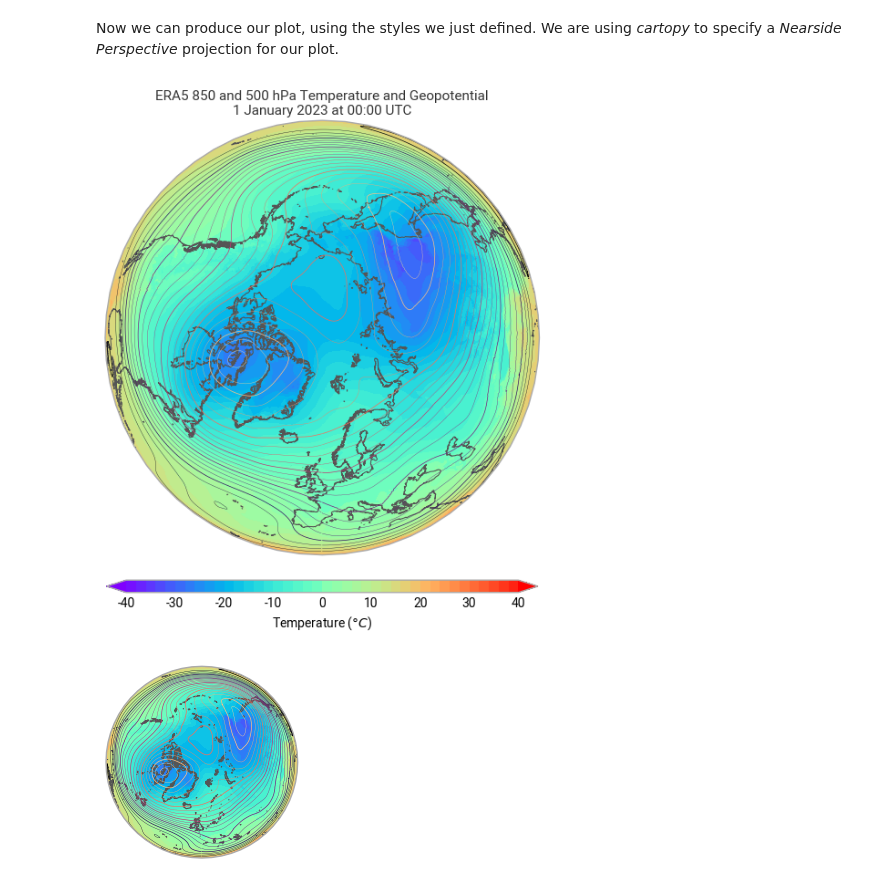
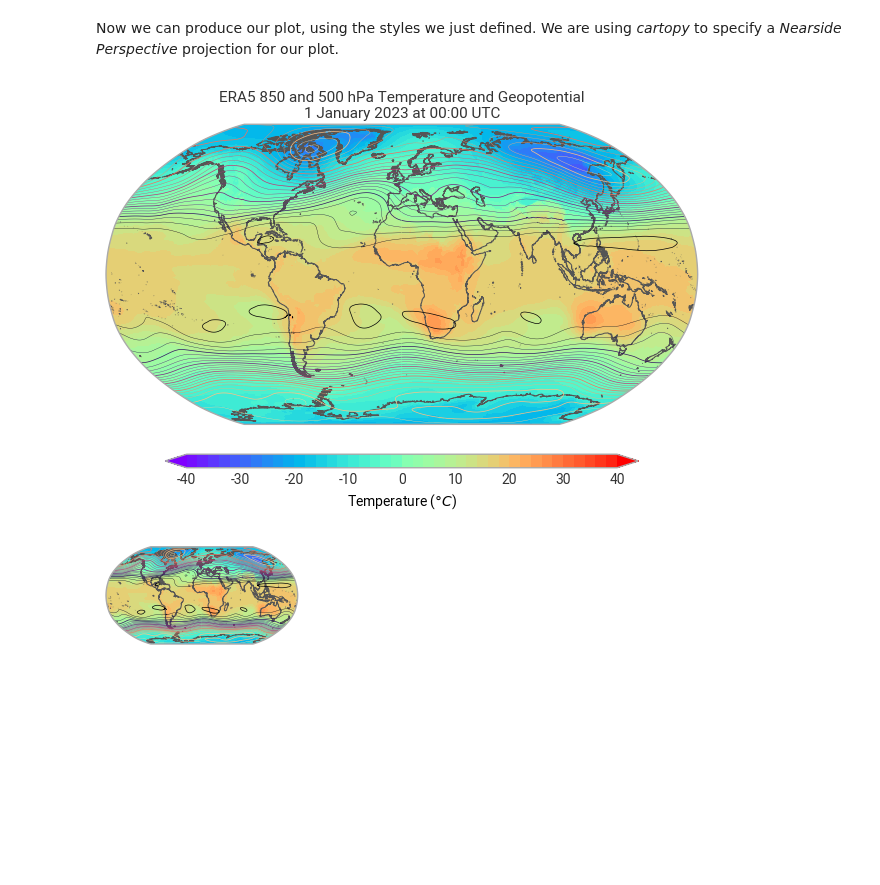
Before and after one commit to ecmwf-projects/dss-notebooks, a Jupyter notebook: datasets/reanalysis-era5-pressure-levels-monthly-means/demo.ipynb, the cells around one changed output. Saved outputs shown, nothing was run; the diff lists cells and outputs as text; code cells hidden in the pictures; blank space fills up the shorter version.

```diff
--- a/datasets/reanalysis-era5-pressure-levels-monthly-means/demo.ipynb
+++ b/datasets/reanalysis-era5-pressure-levels-monthly-means/demo.ipynb
@@ -69,34 +73,34 @@ Now we can produce our plot, using the styles we just defined. We are using *car
 # %%
 import cartopy.crs as ccrs
 
 earthkit.plots.schema.figure.set(figsize=(6, 6))
 
-crs = ccrs.NearsidePerspective(central_latitude=90, central_longitude=0)
+crs = ccrs.Robinson()
 chart = earthkit.plots.Map(crs=crs)
 
 chart.quickplot(temperature, style=temperature_style, transform_first=False)
 chart.legend(location="bottom")
 
 chart.contour(geopotential, transform_first=False, style=geopotential_style)
 
 chart.coastlines(resolution="high")
 
 # For the title, we can take advantage of earthkit-plots metadata
 # detection, which allows us to use format keys like 'variable_name'
 # and 'time', which are then populated from the metadata of the data
 # that's been plotted.
 chart.title(
     "ERA5 {level} hPa {name}\n"
     "{time:%-d %B %Y} at {time:%H:%M} UTC",
     fontsize=11,
 )
 
 chart.show()
 # To save the figure, uncomment the line below, make sure you have write permissions
 # in the current directory.
 # chart.save("overview-detail.png")
 # %% [output]
-[figure, old version]
+[figure, new version]
 # %%
 earthkit.plots.schema.figure.set(figsize=(2, 2))
 chart = earthkit.plots.Map(crs=crs)
@@ -110,4 +114,4 @@ chart.show()
 # in the current directory.
 # chart.save("overview.png")
 # %% [output]
-[figure, old version]
+[figure, new version]
```
Also changed, not shown: parts of 2 cells of this notebook, 7 other files.
